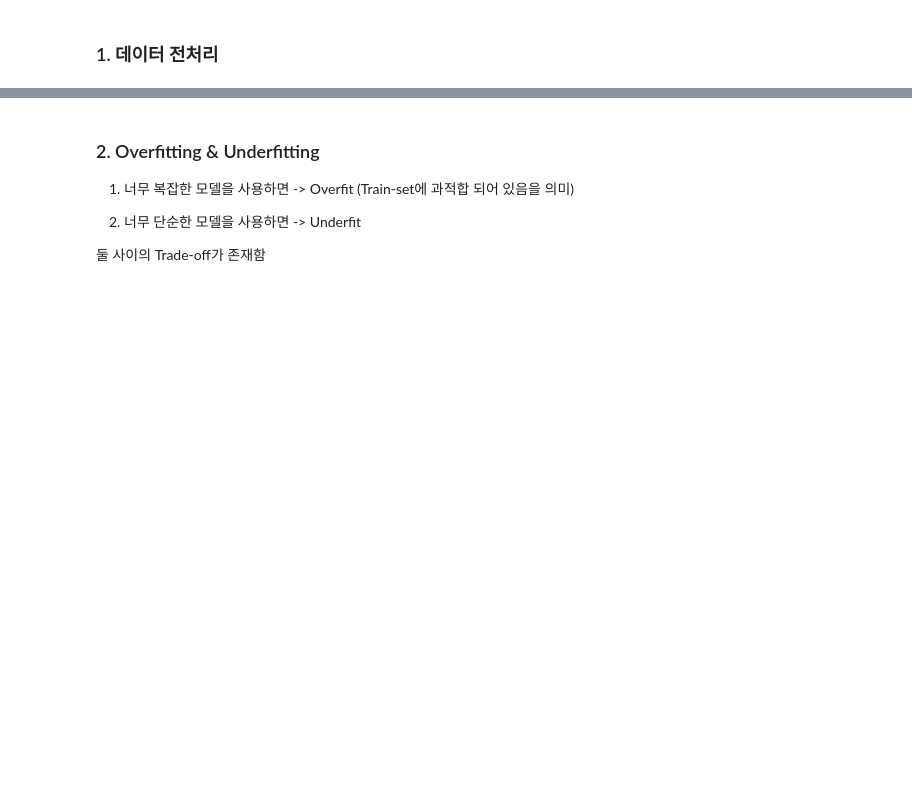
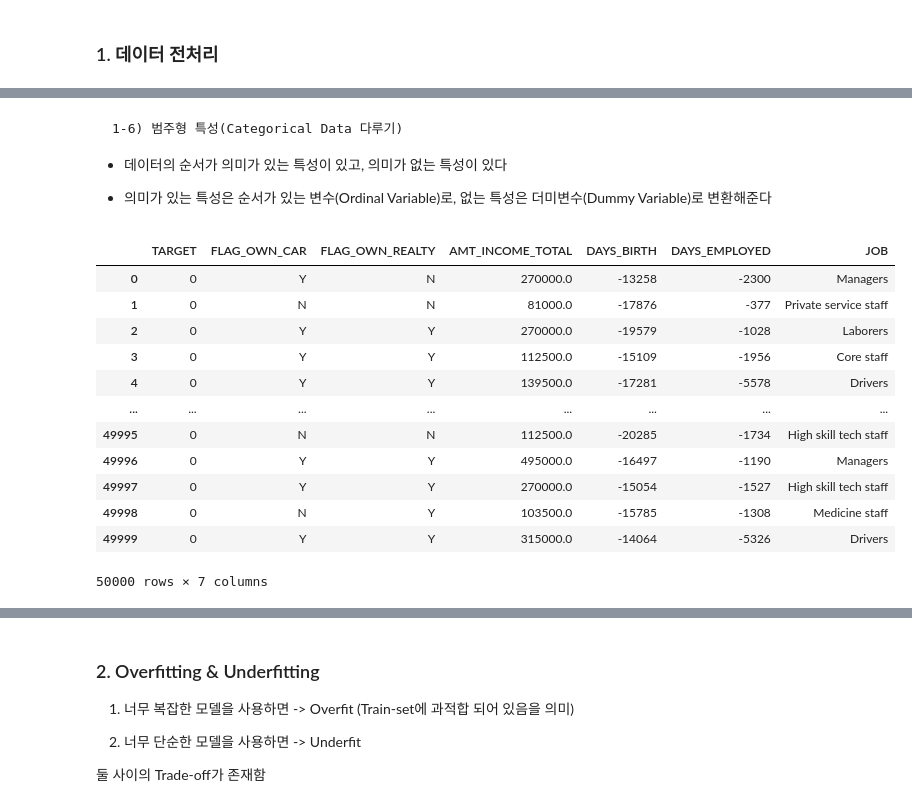
Before and after one commit to Je-Hyeon/FRstudy, a Jupyter notebook: 학기중_스터디/week4/4주차스터디_수업용.ipynb, the cells around one changed output, grey strips where cells are left out. Saved outputs shown, nothing was run; the diff lists cells and outputs as text; code cells hidden in the pictures; blank space fills up the shorter version.

```diff
--- a/학기중_스터디/week4/4주차스터디_수업용.ipynb
+++ b/학기중_스터디/week4/4주차스터디_수업용.ipynb
@@ -49,2 +11,6 @@ memory usage: 1.3 MB
+# %%
+# 사용할 데이터셋 불러오기
+card = pd.read_csv("Data/credit_card_approval.csv",
+                    index_col=0)
 # %% [markdown]
 ### 1. 데이터 전처리
@@ -325,0 +251,23 @@ array([[2.],
+# %% [markdown]
+    1-6) 범주형 특성(Categorical Data 다루기)
+
+* 데이터의 순서가 의미가 있는 특성이 있고, 의미가 없는 특성이 있다
+
+* 의미가 있는 특성은 순서가 있는 변수(Ordinal Variable)로, 없는 특성은 더미변수(Dummy Variable)로 변환해준다
+# %%
+# 다시 기존 card_dataset을 사용하겠습니다
+card
+# %% [output]
+|  | TARGET | FLAG_OWN_CAR | FLAG_OWN_REALTY | AMT_INCOME_TOTAL | DAYS_BIRTH | DAYS_EMPLOYED | JOB |
+| 0 | 0 | Y | N | 270000.0 | -13258 | -2300 | Managers |
+| 1 | 0 | N | N | 81000.0 | -17876 | -377 | Private service staff |
+| 2 | 0 | Y | Y | 270000.0 | -19579 | -1028 | Laborers |
+| 3 | 0 | Y | Y | 112500.0 | -15109 | -1956 | Core staff |
+| 4 | 0 | Y | Y | 139500.0 | -17281 | -5578 | Drivers |
+| ... | ... | ... | ... | ... | ... | ... | ... |
+| 49995 | 0 | N | N | 112500.0 | -20285 | -1734 | High skill tech staff |
+| 49996 | 0 | Y | Y | 495000.0 | -16497 | -1190 | Managers |
+| 49997 | 0 | Y | Y | 270000.0 | -15054 | -1527 | High skill tech staff |
+| 49998 | 0 | N | Y | 103500.0 | -15785 | -1308 | Medicine staff |
+| 49999 | 0 | Y | Y | 315000.0 | -14064 | -5326 | Drivers |
+50000 rows × 7 columns
```
Also changed, not shown: parts of 60 cells of this notebook, 2 other files.
